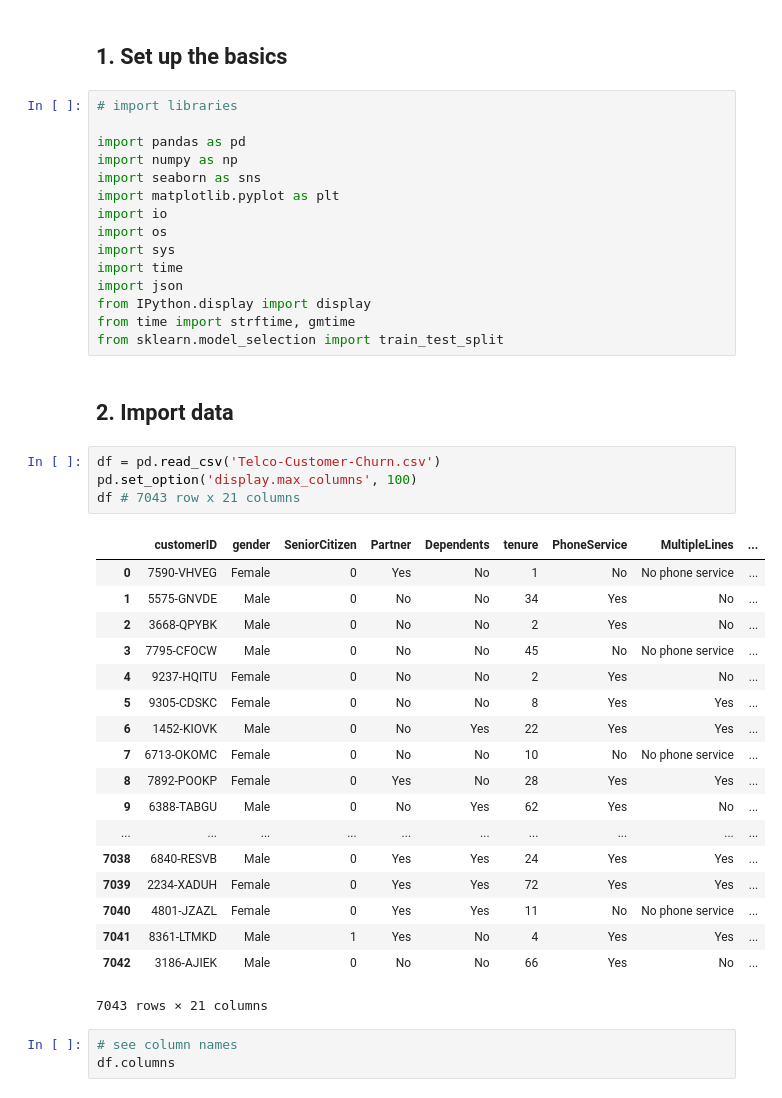
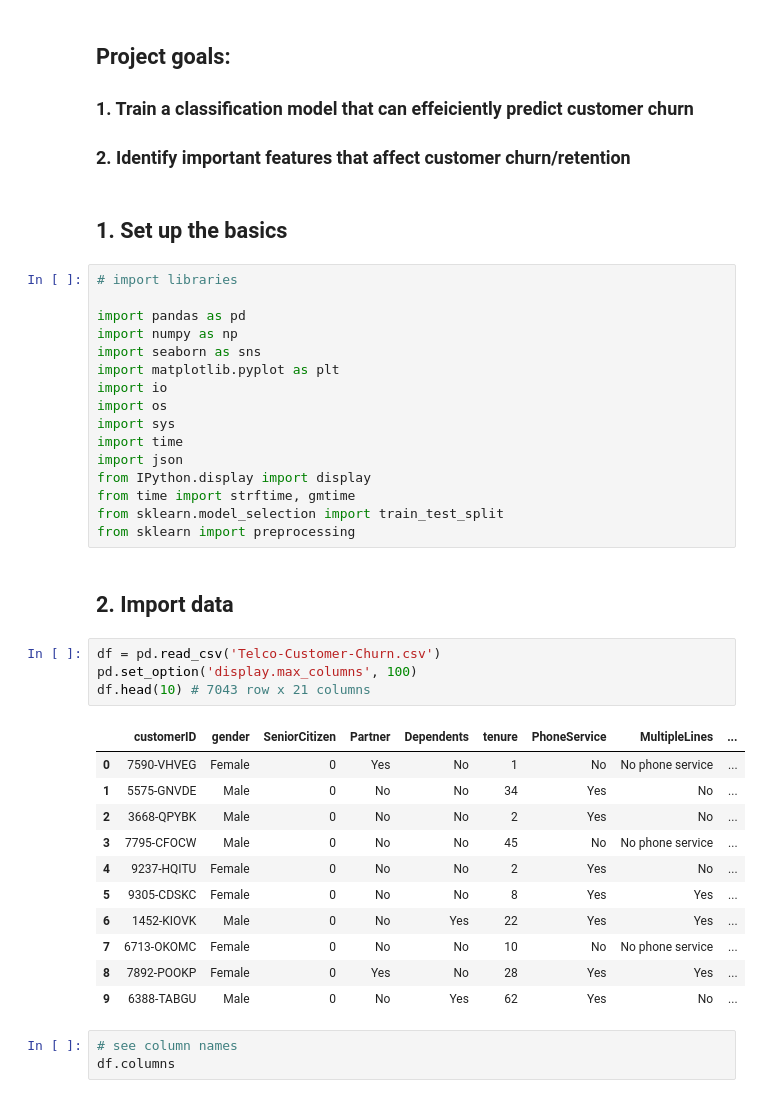
Before and after one commit to eddiecylin/Data-science-projects, a Jupyter notebook: Telcom-churn-prediction/Telco_churn_prediction.ipynb, the cells around one changed output. Cells and saved outputs as stored; diff of their text form.

```diff
--- a/Telcom-churn-prediction/Telco_churn_prediction.ipynb
+++ b/Telcom-churn-prediction/Telco_churn_prediction.ipynb
@@ -1,3 +1,7 @@
+# %% [markdown]
+## Project goals:
+### 1. Train a classification model that can effeiciently predict customer churn
+### 2. Identify important features that affect customer churn/retention
 # %% [markdown]
 ## 1. Set up the basics
 # %%
@@ -15,31 +19,25 @@ import json
 from IPython.display import display
 from time import strftime, gmtime
 from sklearn.model_selection import train_test_split
+from sklearn import preprocessing
 # %% [markdown]
 ## 2. Import data
 # %%
 df = pd.read_csv('Telco-Customer-Churn.csv')
 pd.set_option('display.max_columns', 100)
-df # 7043 row x 21 columns
+df.head(10) # 7043 row x 21 columns
 # %% [output]
 |  | customerID | gender | SeniorCitizen | Partner | Dependents | tenure | PhoneService | MultipleLines | ... |
 | 0 | 7590-VHVEG | Female | 0 | Yes | No | 1 | No | No phone service | ... |
 | 1 | 5575-GNVDE | Male | 0 | No | No | 34 | Yes | No | ... |
 | 2 | 3668-QPYBK | Male | 0 | No | No | 2 | Yes | No | ... |
 | 3 | 7795-CFOCW | Male | 0 | No | No | 45 | No | No phone service | ... |
 | 4 | 9237-HQITU | Female | 0 | No | No | 2 | Yes | No | ... |
 | 5 | 9305-CDSKC | Female | 0 | No | No | 8 | Yes | Yes | ... |
 | 6 | 1452-KIOVK | Male | 0 | No | Yes | 22 | Yes | Yes | ... |
 | 7 | 6713-OKOMC | Female | 0 | No | No | 10 | No | No phone service | ... |
 | 8 | 7892-POOKP | Female | 0 | Yes | No | 28 | Yes | Yes | ... |
 | 9 | 6388-TABGU | Male | 0 | No | Yes | 62 | Yes | No | ... |
-| ... | ... | ... | ... | ... | ... | ... | ... | ... | ... |
-| 7038 | 6840-RESVB | Male | 0 | Yes | Yes | 24 | Yes | Yes | ... |
-| 7039 | 2234-XADUH | Female | 0 | Yes | Yes | 72 | Yes | Yes | ... |
-| 7040 | 4801-JZAZL | Female | 0 | Yes | Yes | 11 | No | No phone service | ... |
-| 7041 | 8361-LTMKD | Male | 1 | Yes | No | 4 | Yes | Yes | ... |
-| 7042 | 3186-AJIEK | Male | 0 | No | No | 66 | Yes | No | ... |
-7043 rows × 21 columns
 # %%
 # see column names
 df.columns
```
Also changed, not shown: parts of 21 cells of this notebook.
